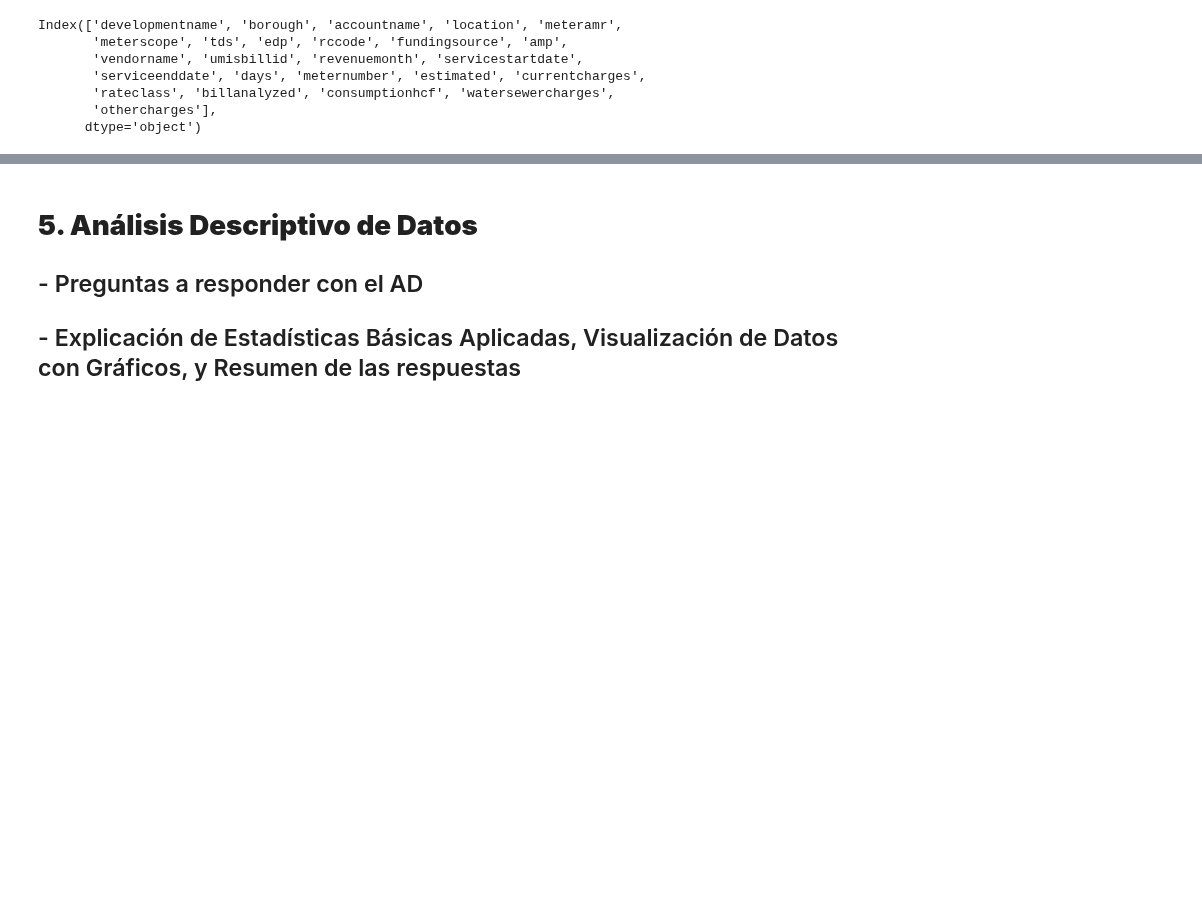
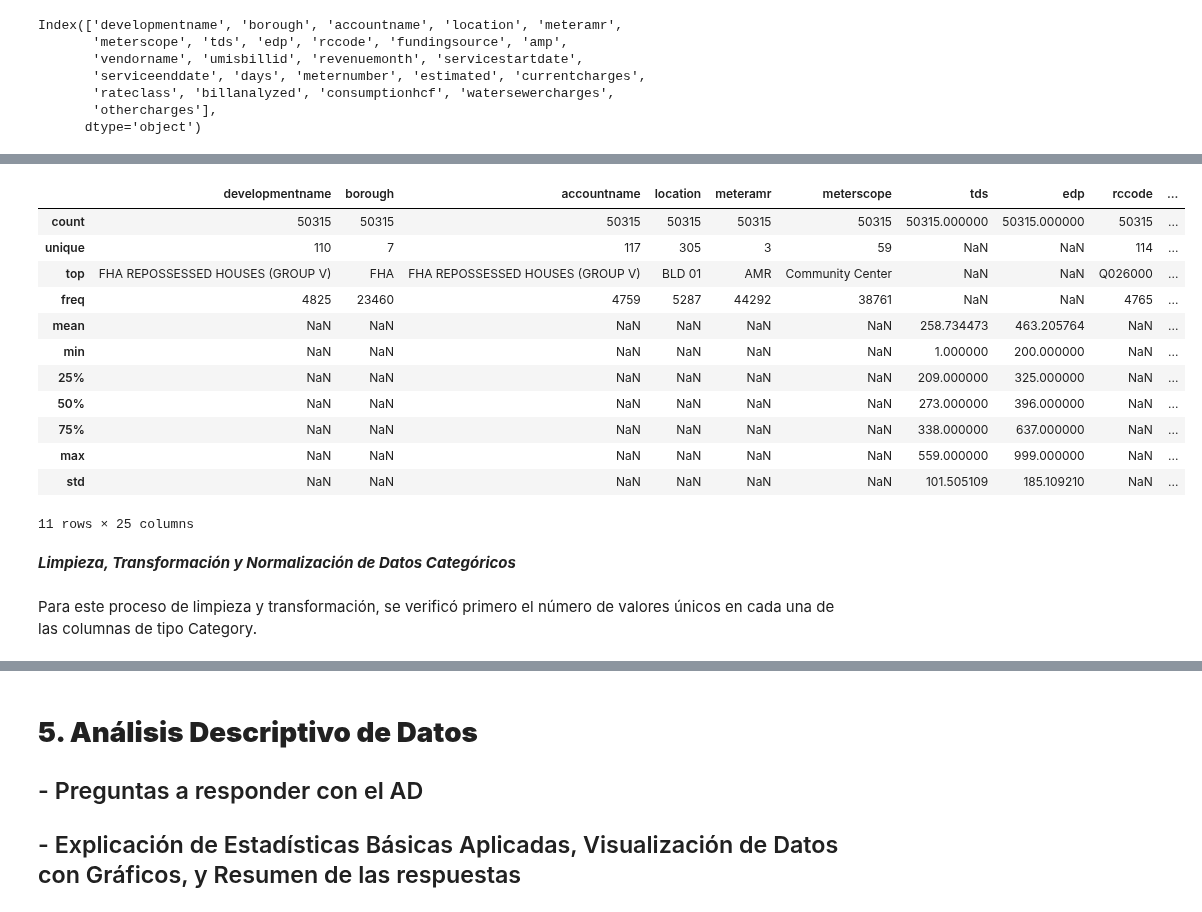
Before and after one commit to jonathanahc/Proyecto, a Jupyter notebook: ProyectoProgADAP_255497NvaVersion.ipynb, the cells around one changed output, grey strips where cells are left out. Cells and saved outputs as stored; diff of their text form; code cells hidden in the pictures; blank space fills up the shorter version.

```diff
--- a/ProyectoProgADAP_255497NvaVersion.ipynb
+++ b/ProyectoProgADAP_255497NvaVersion.ipynb
@@ -154,0 +165,3 @@ Index(['developmentname', 'borough', 'accountname', 'location', 'meteramr',
+# %%
+df['servicestartdate'] = pd.to_datetime(df['servicestartdate'], format='%m/%d/%Y', errors="coerce")
+df['serviceenddate'] = pd.to_datetime(df['serviceenddate'], format='%m/%d/%Y', errors="coerce")
@@ -154,0 +243,3 @@ Index(['developmentname', 'borough', 'accountname', 'location', 'meteramr',
+# %%
+df['tds'] = df['tds'].interpolate().astype(int)
+df['days'] = df['days'].interpolate().astype(int)
@@ -154,0 +250,8 @@ Index(['developmentname', 'borough', 'accountname', 'location', 'meteramr',
+# %%
+moda = df['amp'].mode()[0]
+
+df['rccode'] = df['rccode'].astype(str)
+df['amp'] = df['amp'].fillna(moda).astype(str)
+df['meternumber'] = df['meternumber'].astype(str)
+df['estimated'] = df['estimated'].astype(str)
+df['billanalyzed'] = df['billanalyzed'].astype(str)
@@ -154,0 +262,6 @@ Index(['developmentname', 'borough', 'accountname', 'location', 'meteramr',
+# %%
+columnas = df.select_dtypes(include=['object']).columns
+
+for col in columnas:
+    moda = df[col].mode()[0]
+    df[col] = df[col].fillna(moda).astype('category')
@@ -154,0 +328,20 @@ Index(['developmentname', 'borough', 'accountname', 'location', 'meteramr',
+# %%
+df.describe(include='all')
+# %% [output]
+|  | developmentname | borough | accountname | location | meteramr | meterscope | tds | edp | rccode | ... |
+| count | 50315 | 50315 | 50315 | 50315 | 50315 | 50315 | 50315.000000 | 50315.000000 | 50315 | ... |
+| unique | 110 | 7 | 117 | 305 | 3 | 59 | NaN | NaN | 114 | ... |
+| top | FHA REPOSSESSED HOUSES (GROUP V) | FHA | FHA REPOSSESSED HOUSES (GROUP V) | BLD 01 | AMR | Community Center | NaN | NaN | Q026000 | ... |
+| freq | 4825 | 23460 | 4759 | 5287 | 44292 | 38761 | NaN | NaN | 4765 | ... |
+| mean | NaN | NaN | NaN | NaN | NaN | NaN | 258.734473 | 463.205764 | NaN | ... |
+| min | NaN | NaN | NaN | NaN | NaN | NaN | 1.000000 | 200.000000 | NaN | ... |
+| 25% | NaN | NaN | NaN | NaN | NaN | NaN | 209.000000 | 325.000000 | NaN | ... |
+| 50% | NaN | NaN | NaN | NaN | NaN | NaN | 273.000000 | 396.000000 | NaN | ... |
+| 75% | NaN | NaN | NaN | NaN | NaN | NaN | 338.000000 | 637.000000 | NaN | ... |
+| max | NaN | NaN | NaN | NaN | NaN | NaN | 559.000000 | 999.000000 | NaN | ... |
+| std | NaN | NaN | NaN | NaN | NaN | NaN | 101.505109 | 185.109210 | NaN | ... |
+11 rows × 25 columns
+# %% [markdown]
+***Limpieza, Transformación y Normalización de Datos Categóricos***
+# %% [markdown]
+Para este proceso de limpieza y transformación, se verificó primero el número de valores únicos en cada una de las columnas de tipo Category.
```
Also changed, not shown: parts of 46 cells of this notebook.
